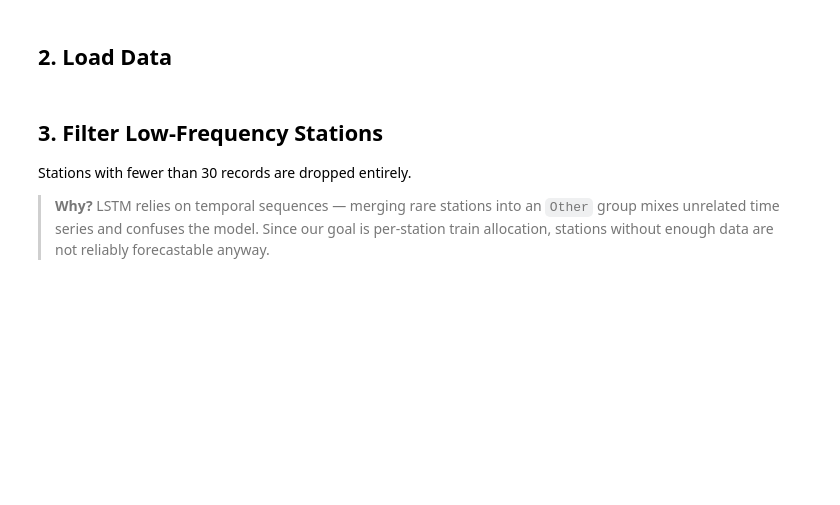
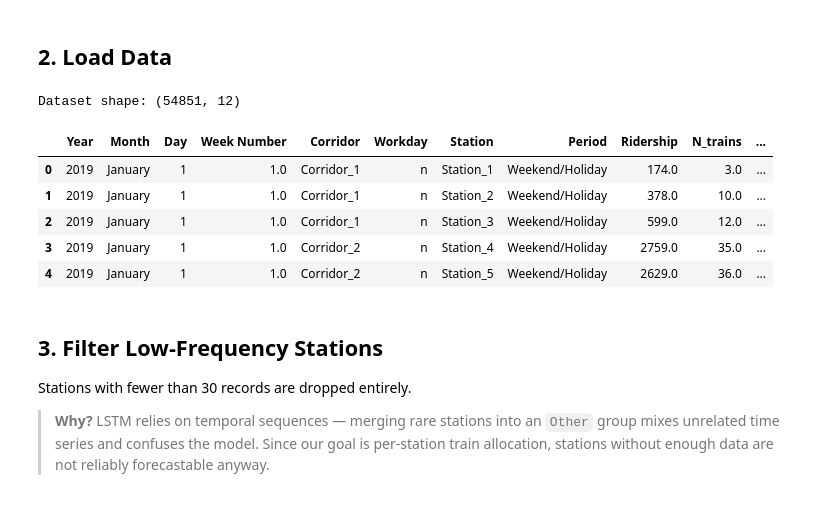
Before and after one commit to Ali-sarafraz/Train-Ridership-Forecasting, a Jupyter notebook: notebooks/LSTM.ipynb, the cells around one changed output. Saved outputs shown, nothing was run; the diff lists cells and outputs as text; code cells hidden in the pictures; blank space fills up the shorter version.

```diff
--- a/notebooks/LSTM.ipynb
+++ b/notebooks/LSTM.ipynb
@@ -35,15 +35,23 @@ ValueError: numpy.dtype size changed, may indicate binary incompatibility. Expec
 # %% [markdown]
 ## 2. Load Data
 # %%
-df = pd.read_csv('../data/Ridership.csv')
+df = pd.read_csv('Ridership.csv')
 
 # Parse date column from Year, Month, Day
 df['date'] = pd.to_datetime(
     df['Year'].astype(str) + '-' + df['Month'] + '-' + df['Day'].astype(str)
 )
 
 print(f'Dataset shape: {df.shape}')
 df.head()
+# %% [output]
+Dataset shape: (54851, 12)
+|  | Year | Month | Day | Week Number | Corridor | Workday | Station | Period | Ridership | N_trains | ... |
+| 0 | 2019 | January | 1 | 1.0 | Corridor_1 | n | Station_1 | Weekend/Holiday | 174.0 | 3.0 | ... |
+| 1 | 2019 | January | 1 | 1.0 | Corridor_1 | n | Station_2 | Weekend/Holiday | 378.0 | 10.0 | ... |
+| 2 | 2019 | January | 1 | 1.0 | Corridor_1 | n | Station_3 | Weekend/Holiday | 599.0 | 12.0 | ... |
+| 3 | 2019 | January | 1 | 1.0 | Corridor_2 | n | Station_4 | Weekend/Holiday | 2759.0 | 35.0 | ... |
+| 4 | 2019 | January | 1 | 1.0 | Corridor_2 | n | Station_5 | Weekend/Holiday | 2629.0 | 36.0 | ... |
 # %% [markdown]
 ## 3. Filter Low-Frequency Stations
 
```
Also changed, not shown: parts of 16 cells of this notebook.
